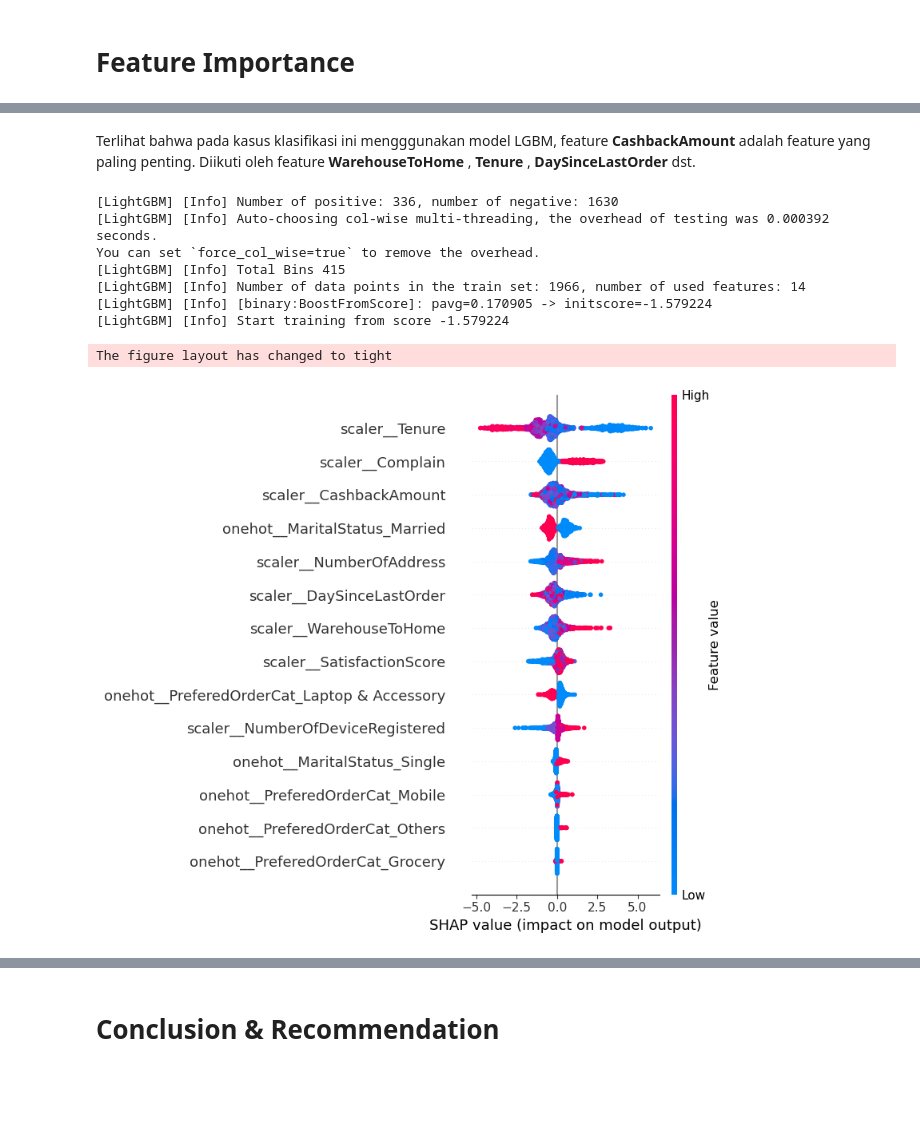
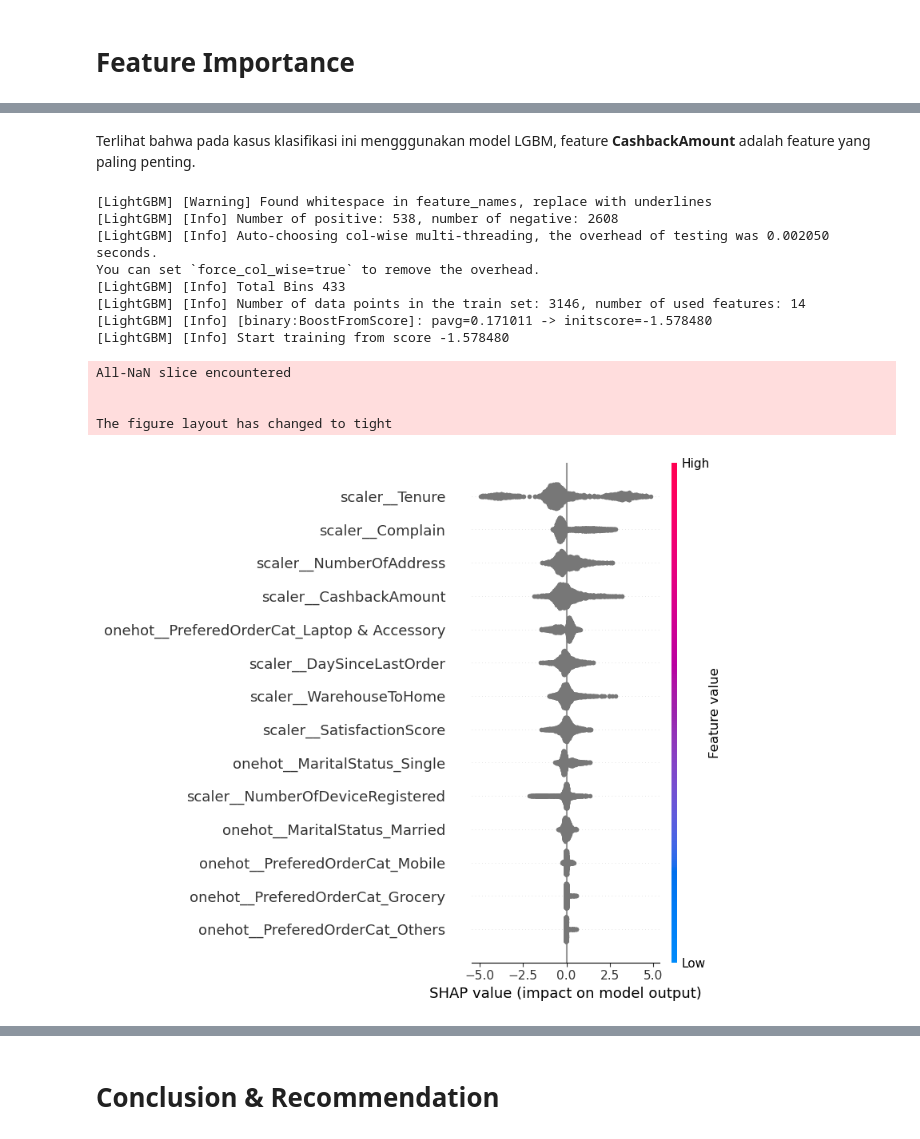
Before and after one commit to faniindriyaningsih24/ML_Predict_ECommerce_Customer_Churn, a Jupyter notebook: Ecommerce_Customer_Churn_Clasification.ipynb, the cells around one changed output, grey strips where cells are left out. Cells and saved outputs as stored; diff of their text form; code cells hidden in the pictures; blank space fills up the shorter version.

```diff
--- a/Ecommerce_Customer_Churn_Clasification.ipynb
+++ b/Ecommerce_Customer_Churn_Clasification.ipynb
@@ -1554,23 +1163,29 @@ Maka pada case ini model yang dipilih yaitu LGBM
 # %%
-transformer.fit(X_train)
+import lightgbm as lgb
+from sklearn.metrics import f1_score, classification_report, accuracy_score, confusion_matrix
+import matplotlib.pyplot as plt
+import seaborn as sns
 
-X_train_transformed = transformer.transform(X_train)
-X_test_transformed = transformer.transform(X_test)
+# Best Parameter yang ditemuin tadi di set disini
+final_model_lgbm = lgb.LGBMClassifier(max_depth=30, min_child_samples=20, num_leaves=100, n_estimators=200)
 
+# Fit the final model on the preprocessed training data
+final_model_lgbm.fit(transformer.transform(X_train), y_train)
 
-final_model_lgbm = LGBMClassifier(max_depth=30, min_child_samples=20, num_leaves=100, n_estimators=200)
-final_model_lgbm.fit(X_train_transformed, y_train)
-y_pred_lgbm = final_model_lgbm.predict(X_test_transformed)
+# Make predictions on the preprocessed test data
+y_pred_lgbm = final_model_lgbm.predict(transformer.transform(X_test))
 
+# Calculate and print the F1 score, accuracy, and classification report on the test data
 f1_lgbm = f1_score(y_test, y_pred_lgbm, average='binary', pos_label=1)
 accuracy_lgbm = accuracy_score(y_test, y_pred_lgbm)
-
 print(f"Final Model Test F1 Score (LGBM): {f1_lgbm:.4f}")
 print(f"Final Model Test Accuracy (LGBM): {accuracy_lgbm:.4f}")
 print("Classification Report (LGBM):\n", classification_report(y_test, y_pred_lgbm))
 
+# Generate confusion matrix
 conf_matrix_lgbm = confusion_matrix(y_test, y_pred_lgbm)
 
+# Plot confusion matrix as a heatmap
 plt.figure(figsize=(8, 6))
 sns.heatmap(conf_matrix_lgbm, annot=True, fmt='d', cmap='Blues', annot_kws={"size": 12})
 plt.xlabel('Predicted')
@@ -1710,35 +1327,44 @@ plt.show()
 # %% [markdown]
-Terlihat bahwa pada kasus klasifikasi ini mengggunakan model LGBM, feature **CashbackAmount** adalah feature yang paling penting. Diikuti oleh feature **WarehouseToHome** , **Tenure** , **DaySinceLastOrder** dst.
+Terlihat bahwa pada kasus klasifikasi ini mengggunakan model LGBM, feature **CashbackAmount** adalah feature yang paling penting.
 # %%
-# Fit the transformer on the training data and transform both training and testing data
-X_train_transformed = transformer.fit_transform(X_train)
-X_test_transformed = transformer.transform(X_test)
+import shap
+import matplotlib.pyplot as plt
+import pandas as pd
+from lightgbm import LGBMClassifier
 
-# Train the LGBMClassifier
+# Assume X_train_prep and y_train are already defined and preprocessed
+
+# Train the model
 model = LGBMClassifier()
-model.fit(X_train_transformed, y_train)
+model.fit(X_train_prep, y_train)
 
 # Explain the model's predictions using SHAP values
-explainer = shap.Explainer(model, X_train_transformed)
-shap_values = explainer(X_train_transformed)
+explainer = shap.Explainer(model, X_train_prep)
+shap_values = explainer(X_train_prep)
 
-# Create the summary plot
 # Get the feature names after transformation
 feature_names = transformer.get_feature_names_out()
 
 # Create DataFrame for transformed features to match the shape and feature names
-X_train_transformed_df = pd.DataFrame(X_train_transformed, columns=feature_names)
+X_train_transformed_df = pd.DataFrame(X_train_prep, columns=feature_names)
 
-shap.summary_plot(shap_values, X_train_transformed_df, plot_type="dot", show=False)
+# Create the summary plot with colored values
+shap.summary_plot(shap_values, X_train_transformed_df, feature_names=feature_names, plot_type="dot", show=False)
+
+# Adjust layout and display the plot
 plt.tight_layout()
 plt.show()
 # %% [output]
-[LightGBM] [Info] Number of positive: 336, number of negative: 1630
-[LightGBM] [Info] Auto-choosing col-wise multi-threading, the overhead of testing was 0.000392 seconds.
+[LightGBM] [Warning] Found whitespace in feature_names, replace with underlines
+[LightGBM] [Info] Number of positive: 538, number of negative: 2608
+[LightGBM] [Info] Auto-choosing col-wise multi-threading, the overhead of testing was 0.002050 seconds.
 You can set `force_col_wise=true` to remove the overhead.
-[LightGBM] [Info] Total Bins 415
-[LightGBM] [Info] Number of data points in the train set: 1966, number of used features: 14
-[LightGBM] [Info] [binary:BoostFromScore]: pavg=0.170905 -> initscore=-1.579224
-[LightGBM] [Info] Start training from score -1.579224
+[LightGBM] [Info] Total Bins 433
+[LightGBM] [Info] Number of data points in the train set: 3146, number of used features: 14
+[LightGBM] [Info] [binary:BoostFromScore]: pavg=0.171011 -> initscore=-1.578480
+[LightGBM] [Info] Start training from score -1.578480
+All-NaN slice encountered
+
+
 The figure layout has changed to tight
-[figure, old version]
+[figure, new version]
```
Also changed, not shown: parts of 96 cells of this notebook, 3 other files.
